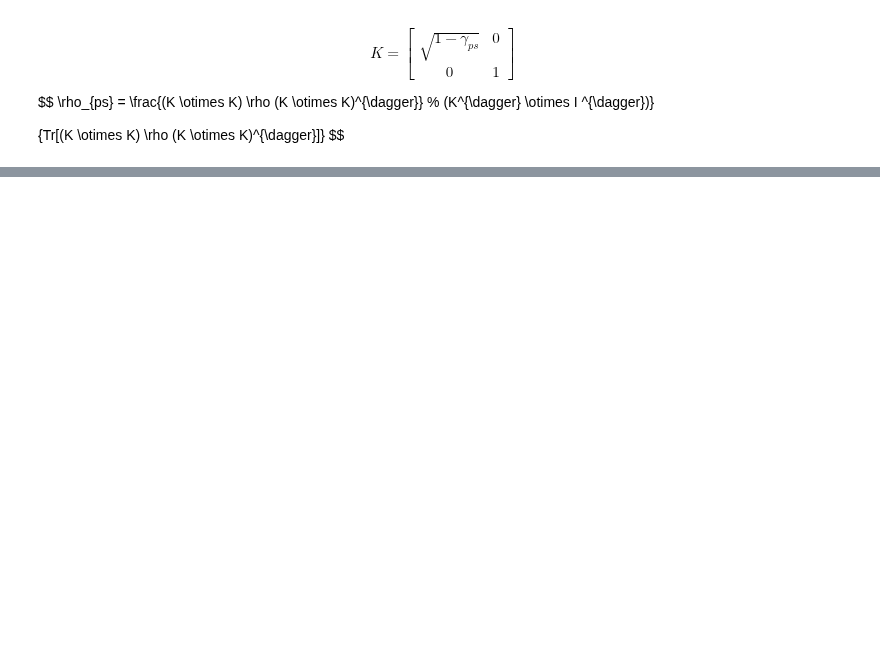
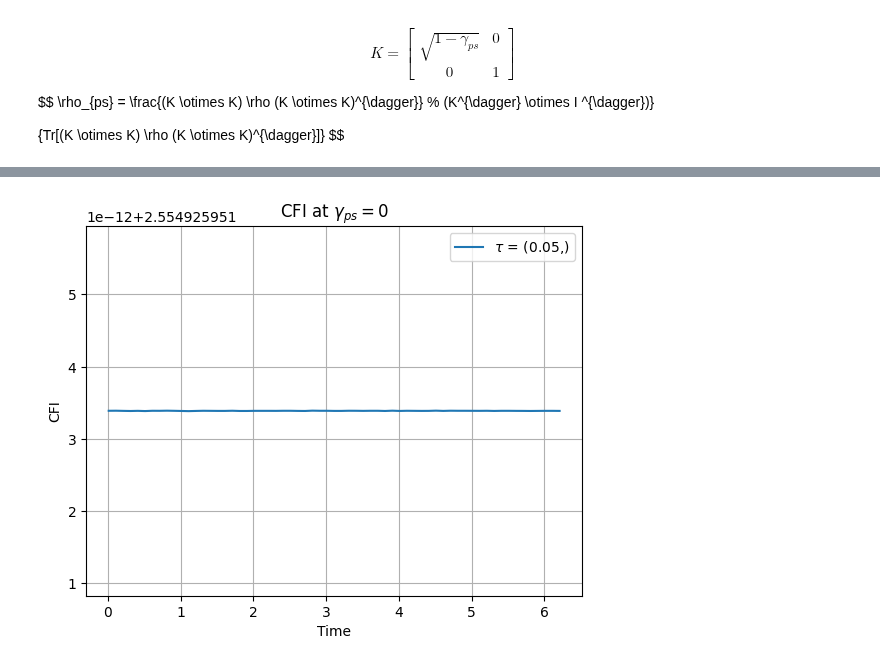
Before and after one commit to iridescent0923/Quantum_Optimization, a Jupyter notebook: Pennylane_Workspace/Optimization/[2-qubit]/scipy/[2-qubit]_scipy_local.ipynb, the cells around one changed output, grey strips where cells are left out. Cells and saved outputs as stored; diff of their text form; code cells hidden in the pictures; blank space fills up the shorter version.

```diff
--- a/Pennylane_Workspace/Optimization/[2-qubit]/scipy/[2-qubit]_scipy_local.ipynb
+++ b/Pennylane_Workspace/Optimization/[2-qubit]/scipy/[2-qubit]_scipy_local.ipynb
@@ -234,9 +225,9 @@ CFI = [0.14251764]
 # %%
 # ===================
-tau_set = 5e-2, 5e-1
+tau_set = 5e-2,
 gamma_ps_set = 0
 set_circuit(tau_set, gamma_ps_set)
-# initial_parameters = np.array([2.3562155,2.3562155, np.pi/2, np.pi/2])
+initial_parameters = np.zeros(4)
 initial_parameters[:4] = np.pi/2
 # ===================
 
@@ -269,12 +260,4 @@ for tau_idx, tau_current in enumerate(tau_set):
         print("CFI =", -opt_result.fun, "Paras =", opt_result.x)
         Data[phi_idx][1] = -opt_result.fun
         Data[phi_idx][2:] = opt_result.x
-
-    plt.plot(Data[:,0], Data[:,1], label = f'$\\tau$ = {tau_current}')
-plt.title(f'CFI')
-plt.xlabel('Time')
-plt.ylabel('CFI')
-plt.grid()
-plt.legend()
-plt.show()
 # %% [output]
@@ -298,0 +301,10 @@ CFI = 0.0010121794169930742 Paras = [2.35619418 2.35619418 1.57079633 1.57079633
+# %%
+plt.plot(Data[:,0], Data[:,1], label = f'$\\tau$ = {tau_set}')
+plt.title(f'CFI at $\gamma_{{ps}} = {gamma_ps_set}$')
+plt.xlabel('Time')
+plt.ylabel('CFI')
+plt.grid()
+plt.legend()
+plt.show()
+# %% [output]
+[figure, added]
```
Also changed, not shown: parts of 9 cells of this notebook, 8 other files.
